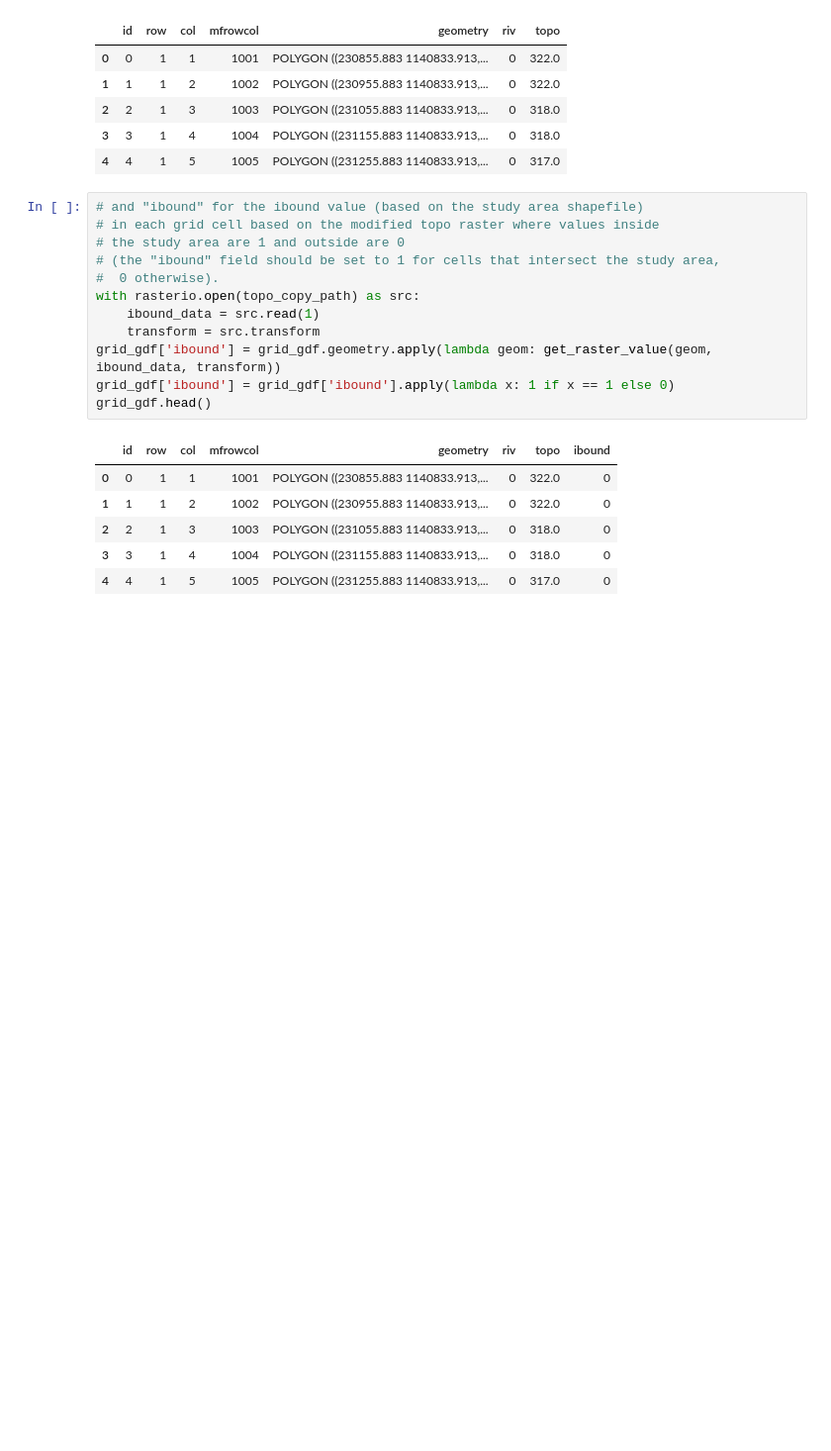
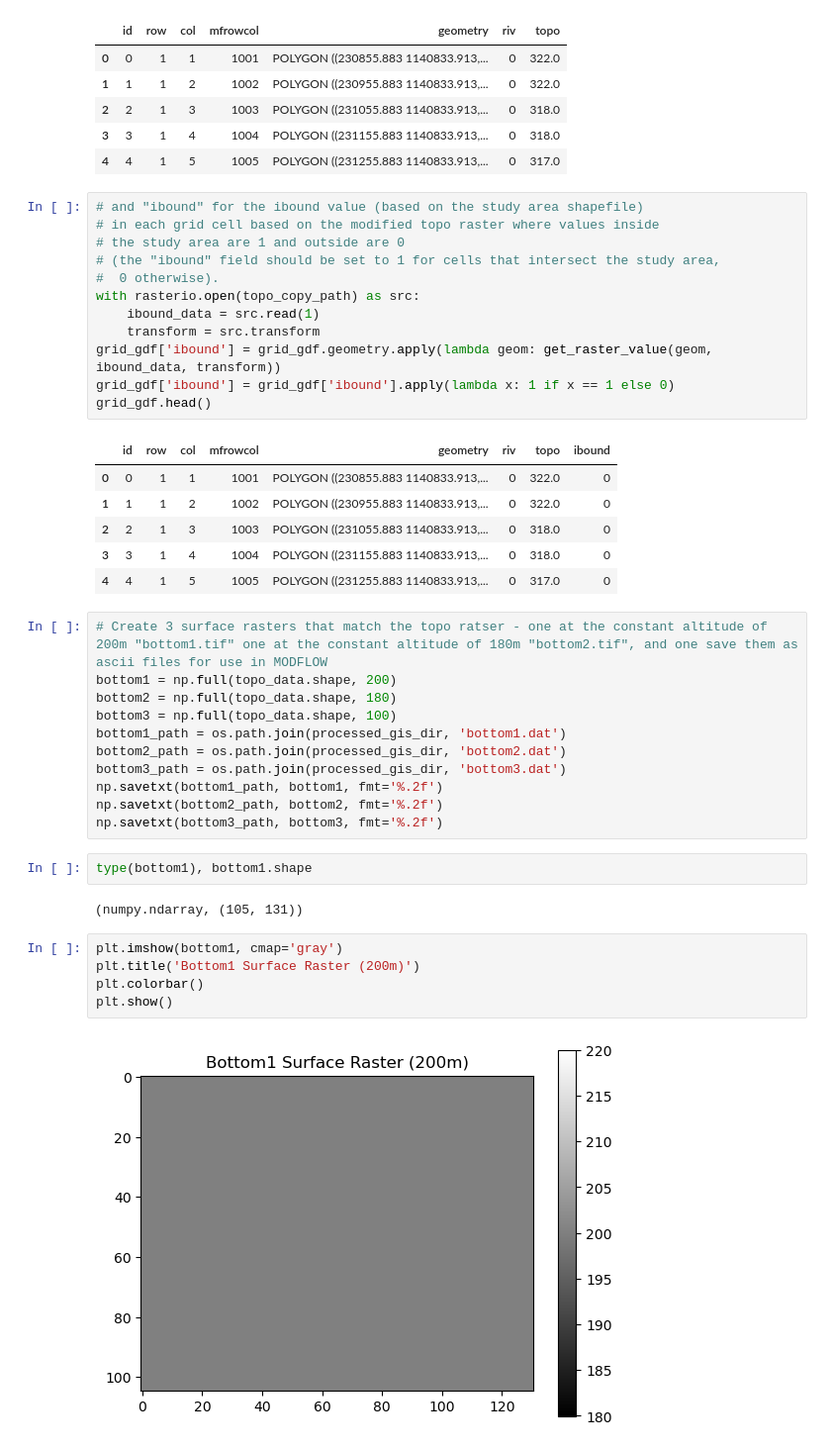
Before and after one commit to moussaguira/mine-t01, a Jupyter notebook: scripts/process_water.ipynb, the cells around one changed output. Shown at 99% size. Saved outputs shown, nothing was run; the diff lists cells and outputs as text; blank space fills up the shorter version.

```diff
--- a/scripts/process_water.ipynb
+++ b/scripts/process_water.ipynb
@@ -567,3 +583,25 @@ grid_gdf.head()
 | 2 | 2 | 1 | 3 | 1003 | POLYGON ((231055.883 1140833.913,... | 0 | 318.0 | 0 |
 | 3 | 3 | 1 | 4 | 1004 | POLYGON ((231155.883 1140833.913,... | 0 | 318.0 | 0 |
 | 4 | 4 | 1 | 5 | 1005 | POLYGON ((231255.883 1140833.913,... | 0 | 317.0 | 0 |
+# %%
+# Create 3 surface rasters that match the topo ratser - one at the constant altitude of 200m "bottom1.tif" one at the constant altitude of 180m "bottom2.tif", and one save them as ascii files for use in MODFLOW
+bottom1 = np.full(topo_data.shape, 200)
+bottom2 = np.full(topo_data.shape, 180)
+bottom3 = np.full(topo_data.shape, 100)
+bottom1_path = os.path.join(processed_gis_dir, 'bottom1.dat')
+bottom2_path = os.path.join(processed_gis_dir, 'bottom2.dat')
+bottom3_path = os.path.join(processed_gis_dir, 'bottom3.dat')
+np.savetxt(bottom1_path, bottom1, fmt='%.2f')
+np.savetxt(bottom2_path, bottom2, fmt='%.2f')
+np.savetxt(bottom3_path, bottom3, fmt='%.2f')
+# %%
+type(bottom1), bottom1.shape
+# %% [output]
+(numpy.ndarray, (105, 131))
+# %%
+plt.imshow(bottom1, cmap='gray')
+plt.title('Bottom1 Surface Raster (200m)')
+plt.colorbar()
+plt.show()
+# %% [output]
+[figure, added]
```
Also changed, not shown: parts of 11 cells of this notebook, 2 other files.
